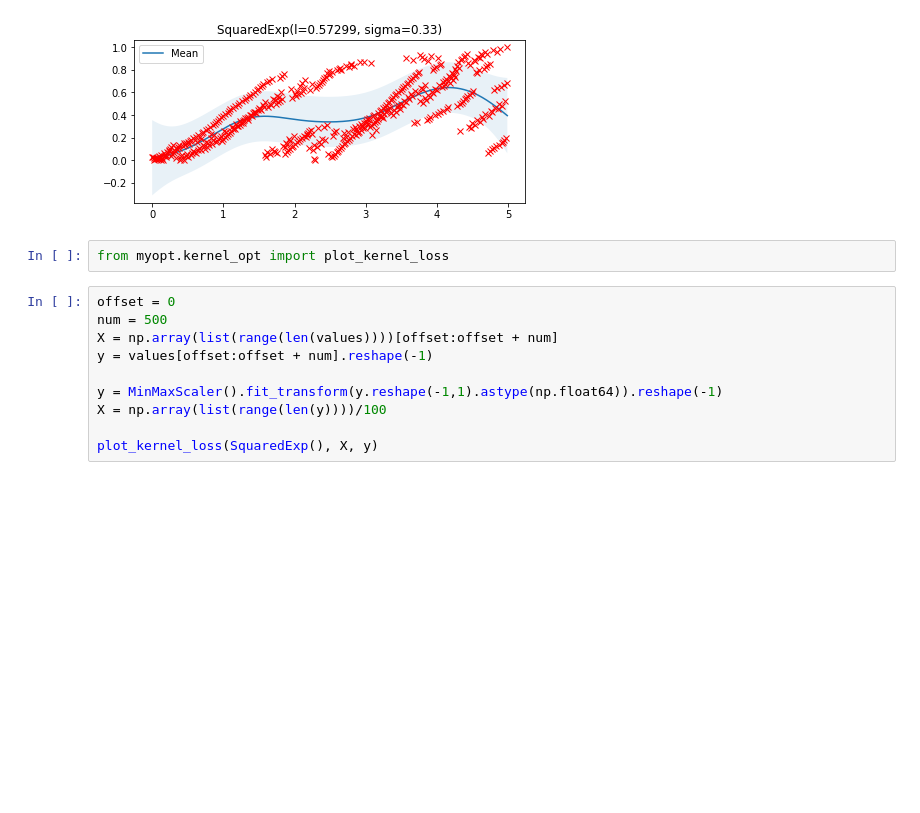
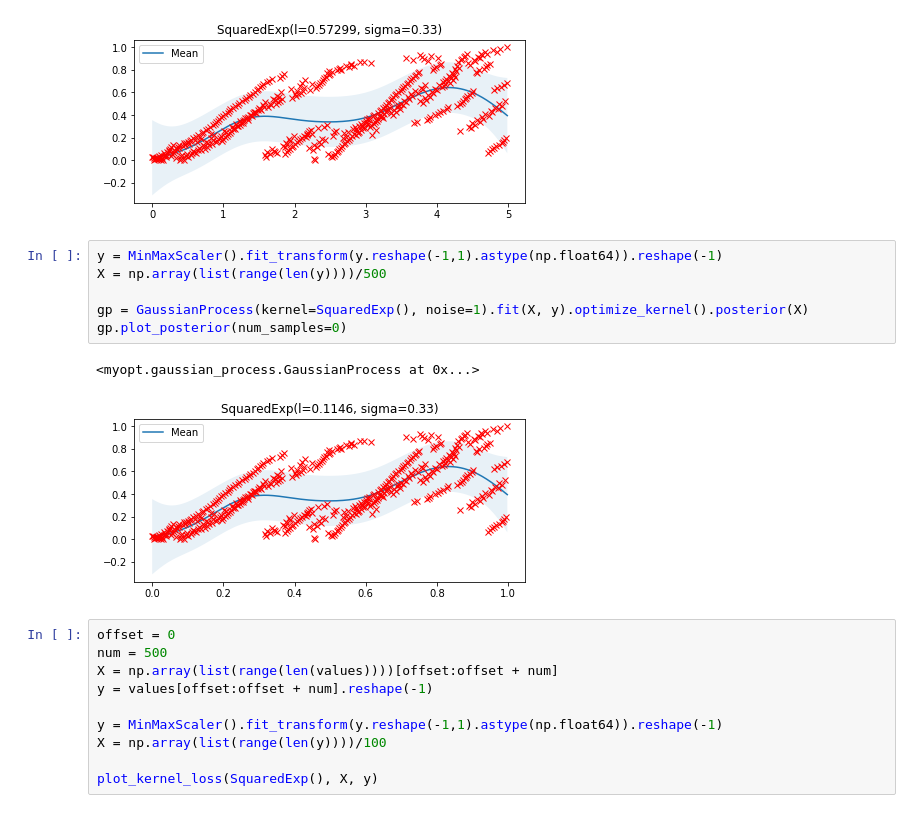
Before and after one commit to darthdeus/bopt, a Jupyter notebook: GP mojeopt.ipynb, the cells around one changed output. Drawn from its saved outputs; the diff is of its cells as text; blank space fills up the shorter version.

```diff
--- a/GP mojeopt.ipynb
+++ b/GP mojeopt.ipynb
@@ -217,8 +185,15 @@ gp.plot_posterior(num_samples=0)
 # %% [output]
 <myopt.gaussian_process.GaussianProcess at 0x...>
 [figure]
-# %%
-from myopt.kernel_opt import plot_kernel_loss
+# %%
+y = MinMaxScaler().fit_transform(y.reshape(-1,1).astype(np.float64)).reshape(-1)
+X = np.array(list(range(len(y))))/500
+
+gp = GaussianProcess(kernel=SquaredExp(), noise=1).fit(X, y).optimize_kernel().posterior(X)
+gp.plot_posterior(num_samples=0)
+# %% [output]
+<myopt.gaussian_process.GaussianProcess at 0x...>
+[figure, added]
 # %%
 offset = 0
 num = 500
```
Also changed, not shown: parts of 17 cells of this notebook.
